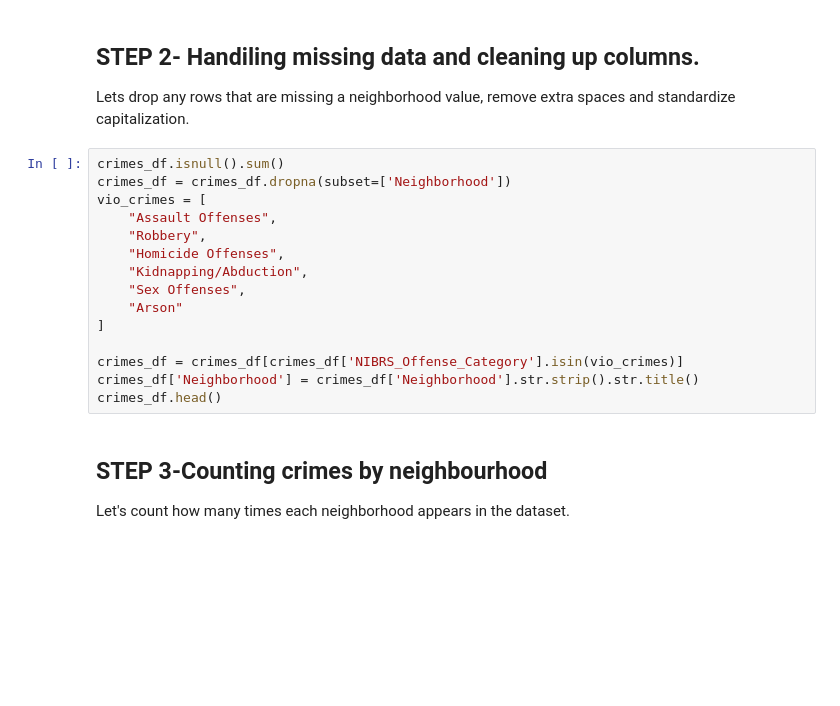
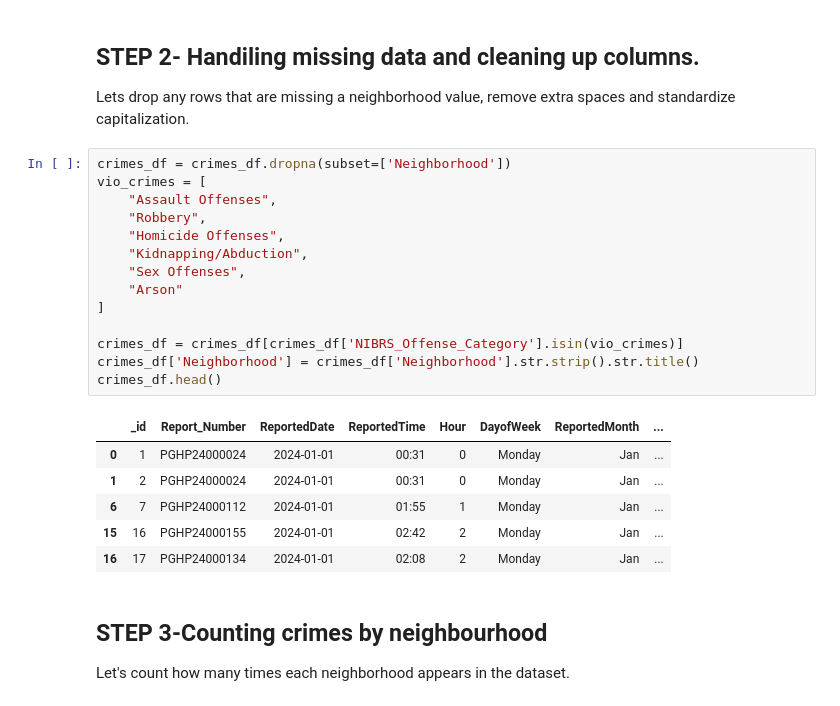
Before and after one commit to ELS522/pitt-best-neighborhood, a Jupyter notebook: final notebooks/final_project.ipynb, the cells around one changed output. Drawn from its saved outputs; the diff is of its cells as text; blank space fills up the shorter version.

```diff
--- a/final notebooks/final_project.ipynb
+++ b/final notebooks/final_project.ipynb
@@ -30,20 +30,26 @@ crimes_df.head(10)
 
 Lets drop any rows that are missing a neighborhood value, remove extra spaces and standardize capitalization.
 # %%
-crimes_df.isnull().sum()
 crimes_df = crimes_df.dropna(subset=['Neighborhood'])
 vio_crimes = [
     "Assault Offenses",
     "Robbery",
     "Homicide Offenses",
     "Kidnapping/Abduction",
     "Sex Offenses",
     "Arson"
 ]
 
 crimes_df = crimes_df[crimes_df['NIBRS_Offense_Category'].isin(vio_crimes)]
 crimes_df['Neighborhood'] = crimes_df['Neighborhood'].str.strip().str.title()
 crimes_df.head()
+# %% [output]
+|  | _id | Report_Number | ReportedDate | ReportedTime | Hour | DayofWeek | ReportedMonth | ... |
+| 0 | 1 | PGHP24000024 | 2024-01-01 | 00:31 | 0 | Monday | Jan | ... |
+| 1 | 2 | PGHP24000024 | 2024-01-01 | 00:31 | 0 | Monday | Jan | ... |
+| 6 | 7 | PGHP24000112 | 2024-01-01 | 01:55 | 1 | Monday | Jan | ... |
+| 15 | 16 | PGHP24000155 | 2024-01-01 | 02:42 | 2 | Monday | Jan | ... |
+| 16 | 17 | PGHP24000134 | 2024-01-01 | 02:08 | 2 | Monday | Jan | ... |
 # %% [markdown]
 ## STEP 3-Counting crimes by neighbourhood
 Let's count how many times each neighborhood appears in the dataset.
```
Also changed, not shown: parts of 8 cells of this notebook, 1 other file.
